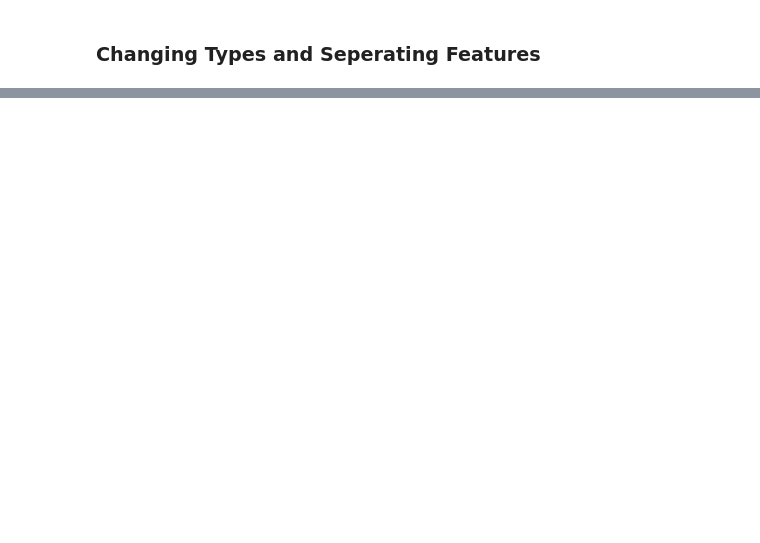
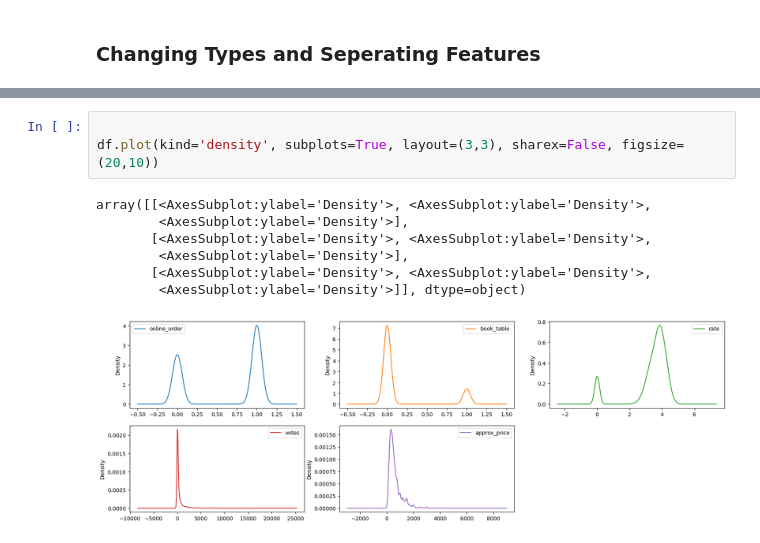
Before and after one commit to sahrudaysherla/Zomato-Rating-Prediction, a Jupyter notebook: Notebooks/EDA.ipynb, the cells around one changed output, grey strips where cells are left out. Cells and saved outputs as stored; diff of their text form; blank space fills up the shorter version.

```diff
--- a/Notebooks/EDA.ipynb
+++ b/Notebooks/EDA.ipynb
@@ -130,0 +138,11 @@ sns.pairplot(df)
+# %%
+
+df.plot(kind='density', subplots=True, layout=(3,3), sharex=False, figsize=(20,10))
+# %% [output]
+array([[<AxesSubplot:ylabel='Density'>, <AxesSubplot:ylabel='Density'>,
+        <AxesSubplot:ylabel='Density'>],
+       [<AxesSubplot:ylabel='Density'>, <AxesSubplot:ylabel='Density'>,
+        <AxesSubplot:ylabel='Density'>],
+       [<AxesSubplot:ylabel='Density'>, <AxesSubplot:ylabel='Density'>,
+        <AxesSubplot:ylabel='Density'>]], dtype=object)
+[figure, added]
```
Also changed, not shown: parts of 18 cells of this notebook.
